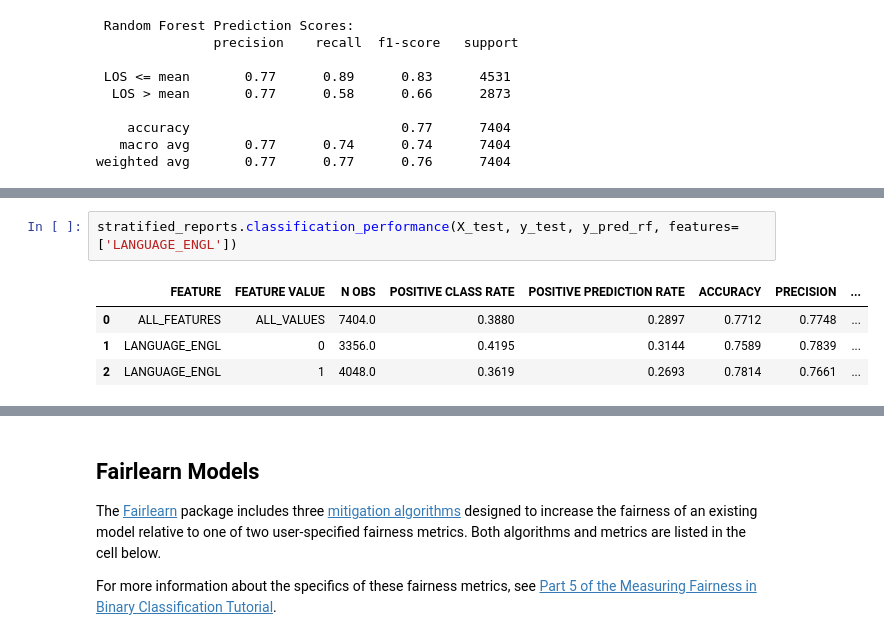
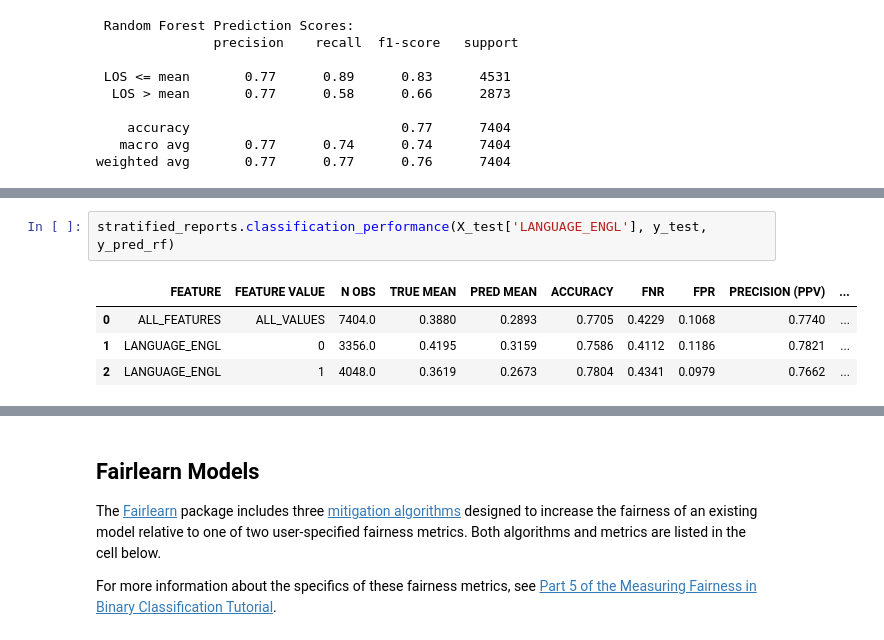
Before and after one commit to KenSciResearch/fairMLHealth, a Jupyter notebook: tutorials_and_examples/Example-Template-BinaryClassificationAssessment.ipynb, the cells around one changed output, grey strips where cells are left out. Drawn from its saved outputs; the diff is of its cells as text.

```diff
--- a/tutorials_and_examples/Example-Template-BinaryClassificationAssessment.ipynb
+++ b/tutorials_and_examples/Example-Template-BinaryClassificationAssessment.ipynb
@@ -121,7 +138,7 @@ reports.flag(meas)
 # %%
-stratified_reports.classification_performance(X_test, y_test, y_pred_rf, features=['LANGUAGE_ENGL'])
+stratified_reports.classification_performance(X_test['LANGUAGE_ENGL'], y_test, y_pred_rf)
 # %% [output]
-|  | FEATURE | FEATURE VALUE | N OBS | POSITIVE CLASS RATE | POSITIVE PREDICTION RATE | ACCURACY | PRECISION | ... |
-| 0 | ALL_FEATURES | ALL_VALUES | 7404.0 | 0.3880 | 0.2897 | 0.7712 | 0.7748 | ... |
-| 1 | LANGUAGE_ENGL | 0 | 3356.0 | 0.4195 | 0.3144 | 0.7589 | 0.7839 | ... |
-| 2 | LANGUAGE_ENGL | 1 | 4048.0 | 0.3619 | 0.2693 | 0.7814 | 0.7661 | ... |
+|  | FEATURE | FEATURE VALUE | N OBS | TRUE MEAN | PRED MEAN | ACCURACY | FNR | FPR | PRECISION (PPV) | ... |
+| 0 | ALL_FEATURES | ALL_VALUES | 7404.0 | 0.3880 | 0.2893 | 0.7705 | 0.4229 | 0.1068 | 0.7740 | ... |
+| 1 | LANGUAGE_ENGL | 0 | 3356.0 | 0.4195 | 0.3159 | 0.7586 | 0.4112 | 0.1186 | 0.7821 | ... |
+| 2 | LANGUAGE_ENGL | 1 | 4048.0 | 0.3619 | 0.2673 | 0.7804 | 0.4341 | 0.0979 | 0.7662 | ... |
```
Also changed, not shown: parts of 22 cells of this notebook, 14 other files.
